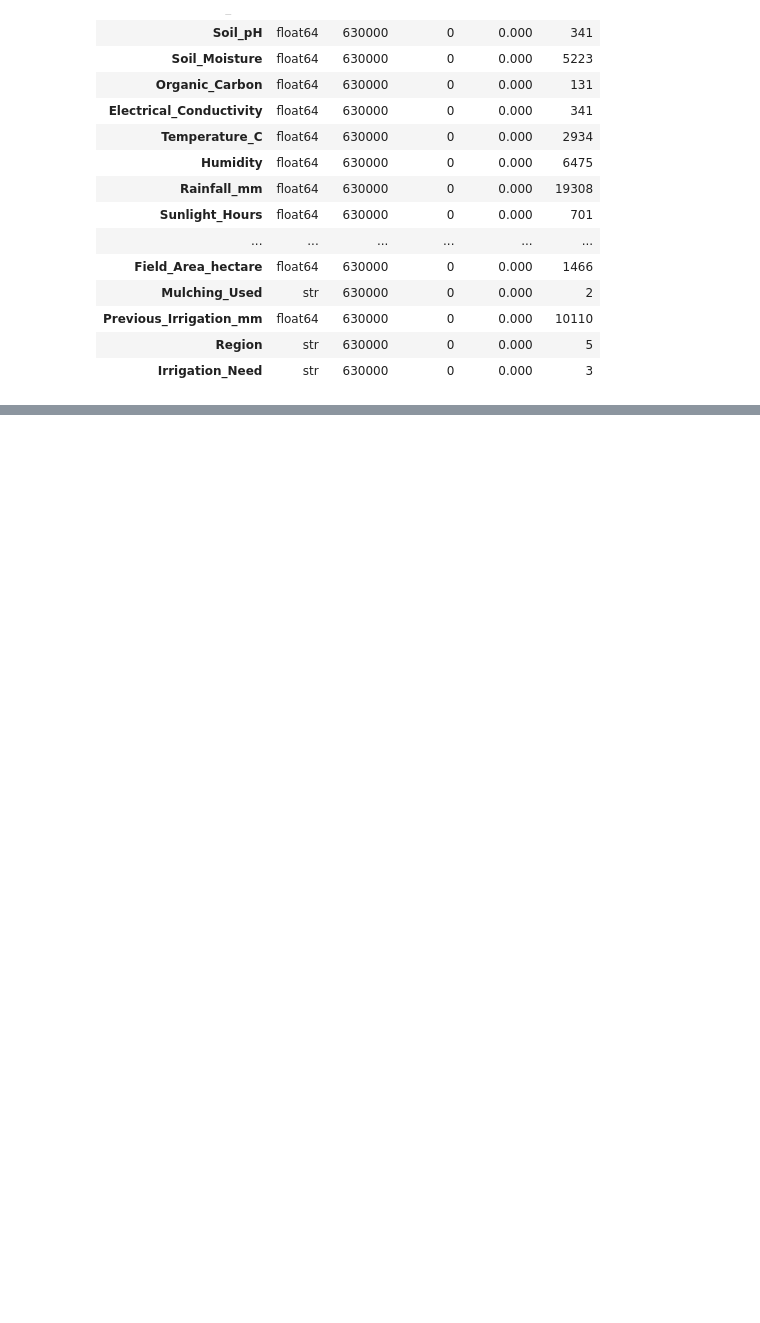
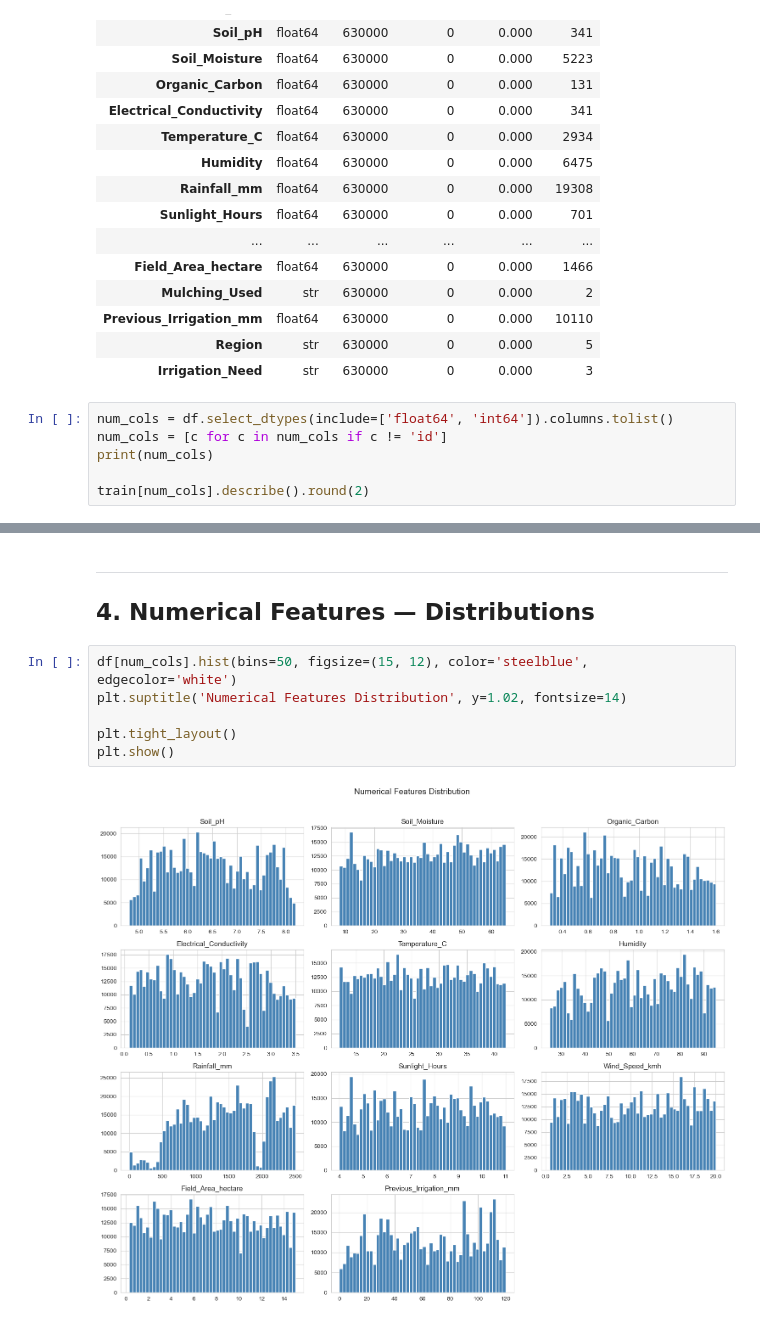
Before and after one commit to de-lazurenko/kaggle-playground-irrigation-prediction, a Jupyter notebook: eda_and_feature_enggineering.ipynb, the cells around one changed output, grey strips where cells are left out. Cells and saved outputs as stored; diff of their text form; blank space fills up the shorter version.

```diff
--- a/eda_and_feature_enggineering.ipynb
+++ b/eda_and_feature_enggineering.ipynb
@@ -83,3 +112,9 @@ quick_eda(df)
 | Previous_Irrigation_mm | float64 | 630000 | 0 | 0.000 | 10110 |
 | Region | str | 630000 | 0 | 0.000 | 5 |
 | Irrigation_Need | str | 630000 | 0 | 0.000 | 3 |
+# %%
+num_cols = df.select_dtypes(include=['float64', 'int64']).columns.tolist()
+num_cols = [c for c in num_cols if c != 'id']
+print(num_cols)
+
+train[num_cols].describe().round(2)
@@ -85,0 +227,11 @@ quick_eda(df)
+# %% [markdown]
+---
+## 4. Numerical Features — Distributions
+# %%
+df[num_cols].hist(bins=50, figsize=(15, 12), color='steelblue', edgecolor='white')
+plt.suptitle('Numerical Features Distribution', y=1.02, fontsize=14)
+
+plt.tight_layout()
+plt.show()
+# %% [output]
+[figure, added]
```
Also changed, not shown: parts of 37 cells of this notebook, 1 other file.
